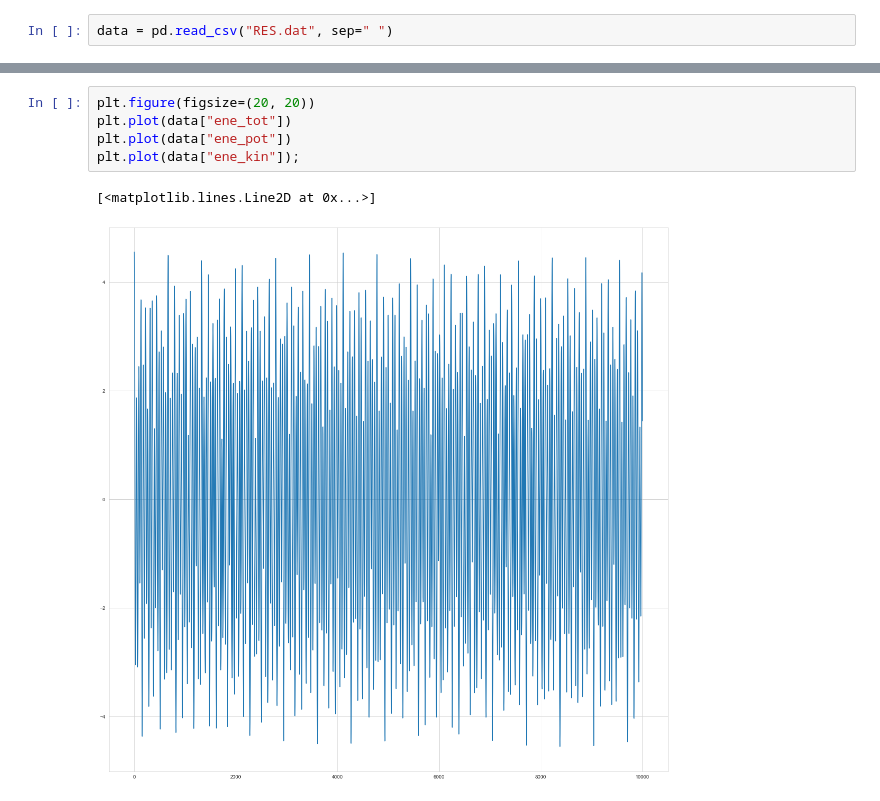
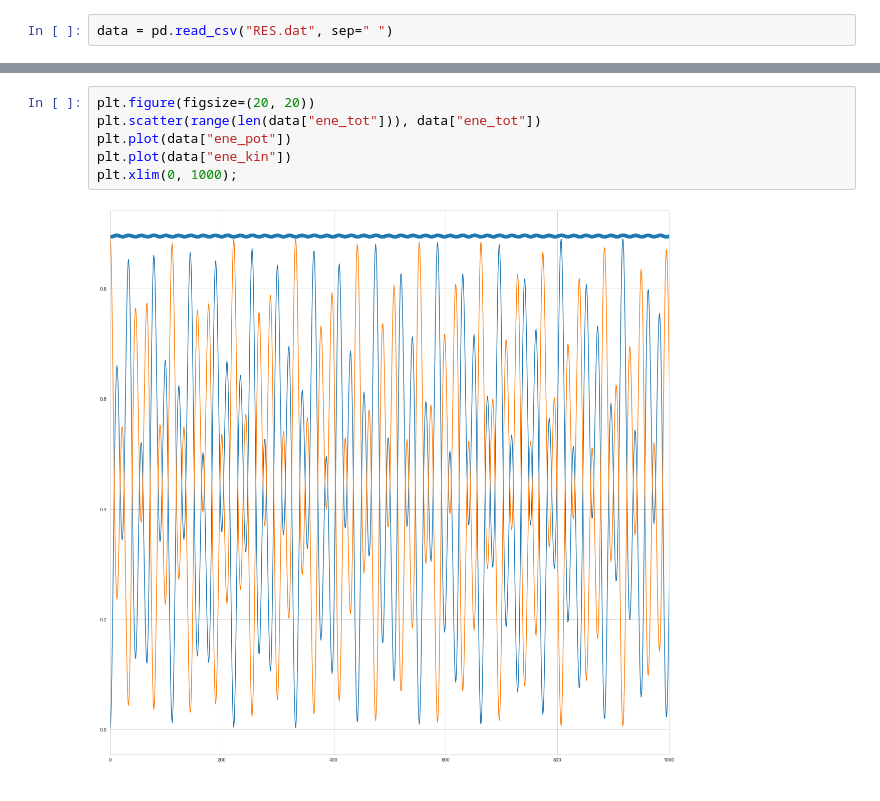
Before and after one commit to w2994a/molecular_dynamics_project, a Jupyter notebook: notebook_test.ipynb, the cells around one changed output, grey strips where cells are left out. Drawn from its saved outputs; the diff is of its cells as text.

Commit message:
Add visualisation option

```diff
--- a/notebook_test.ipynb
+++ b/notebook_test.ipynb
@@ -31,8 +31,8 @@ data.head()
 # %%
 plt.figure(figsize=(20, 20))
-plt.plot(data["ene_tot"])
+plt.scatter(range(len(data["ene_tot"])), data["ene_tot"])
 plt.plot(data["ene_pot"])
-plt.plot(data["ene_kin"]);
+plt.plot(data["ene_kin"])
+plt.xlim(0, 1000);
 # %% [output]
-[<matplotlib.lines.Line2D at 0x...>]
-[figure, old version]
+[figure, new version]
```
Also changed, not shown: parts of 2 cells of this notebook, 1 other file.
